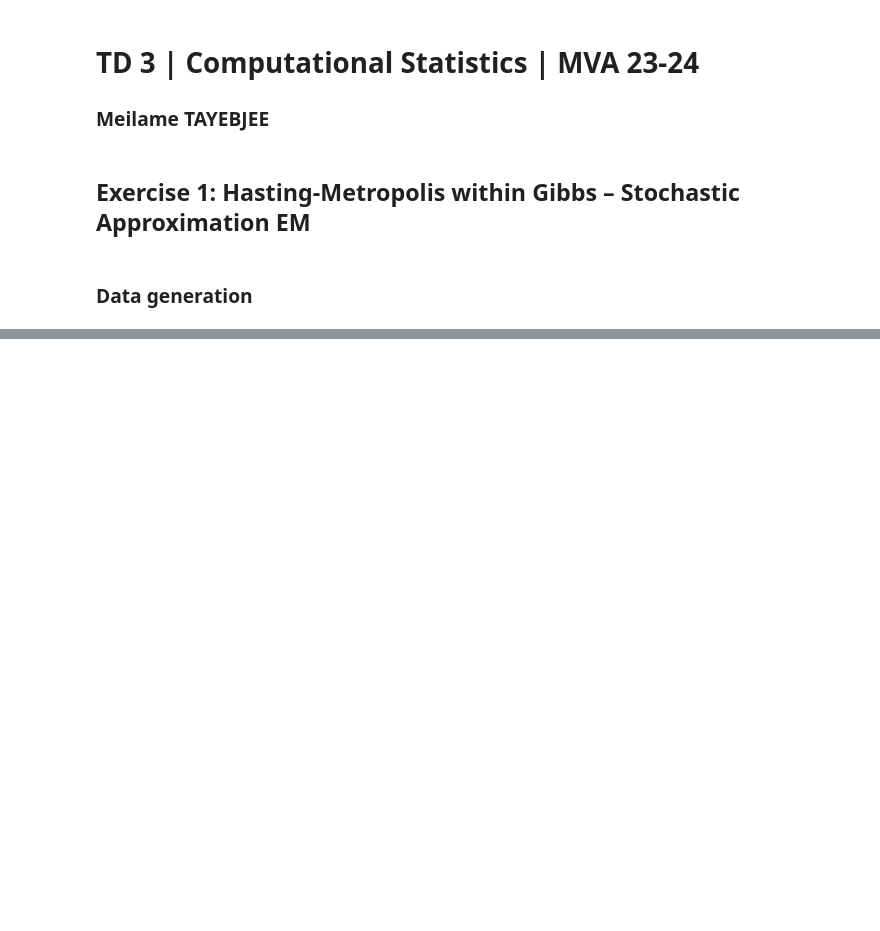
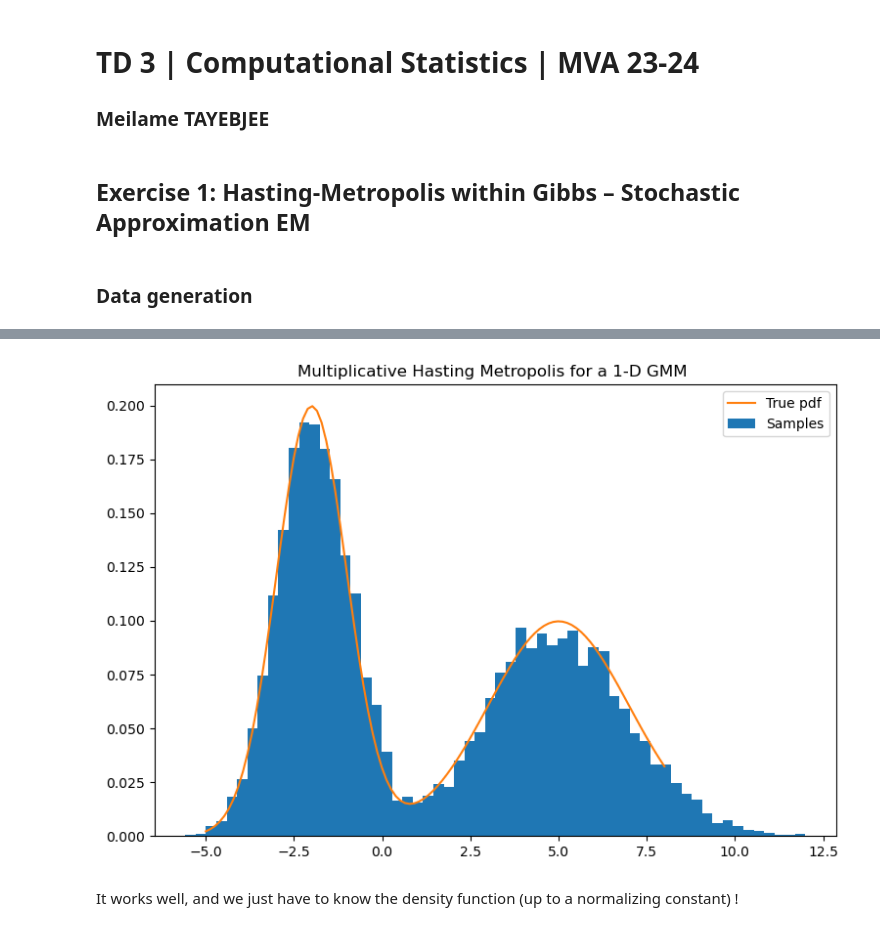
Before and after one commit to meilame-tayebjee/Comp_Stats_Lab, a Jupyter notebook: TD3/TD3.ipynb, the cells around one changed output, grey strips where cells are left out. Cells and saved outputs as stored; diff of their text form; code cells hidden in the pictures; blank space fills up the shorter version.

```diff
--- a/TD3/TD3.ipynb
+++ b/TD3/TD3.ipynb
@@ -117,0 +867,25 @@ metropolisHastingSampler(y, alpha, tau, t0, v0, t0_bar, v0_bar, sigma_ksi_sq, si
+# %%
+target2 = lambda x: 1/2 * (stats.norm.pdf(x, loc = -2, scale = 1) + stats.norm.pdf(x, loc = 5, scale = 2)) #A camel ! (1-D GMM)
+
+
+NUM_SAMPLES = 10000 #Number of samples to draw, to plot the histogram
+INIT = 1
+HM_ITER = 20 #Number of iterations for the HM algorithm (length of the chain)
+
+
+samples = []
+for _ in tqdm(range(NUM_SAMPLES)):
+    sample = multiplicativeHastingMetropolis(INIT, target2, maxIter = HM_ITER)
+    samples.append(sample)
+# %%
+x = np.linspace(-5, 8, 100)
+plt.figure(figsize=(9, 6))
+plt.hist(samples, density = True, bins = 60, label = "Samples")
+plt.plot(x, target2(x), label = "True pdf")
+plt.legend()
+plt.title(r"Multiplicative Hasting Metropolis for a 1-D GMM ")
+plt.show()
+# %% [output]
+[figure, added]
+# %% [markdown]
+It works well, and we just have to know the density function (up to a normalizing constant) !
```
Also changed, not shown: parts of 28 cells of this notebook, 1 other file.
